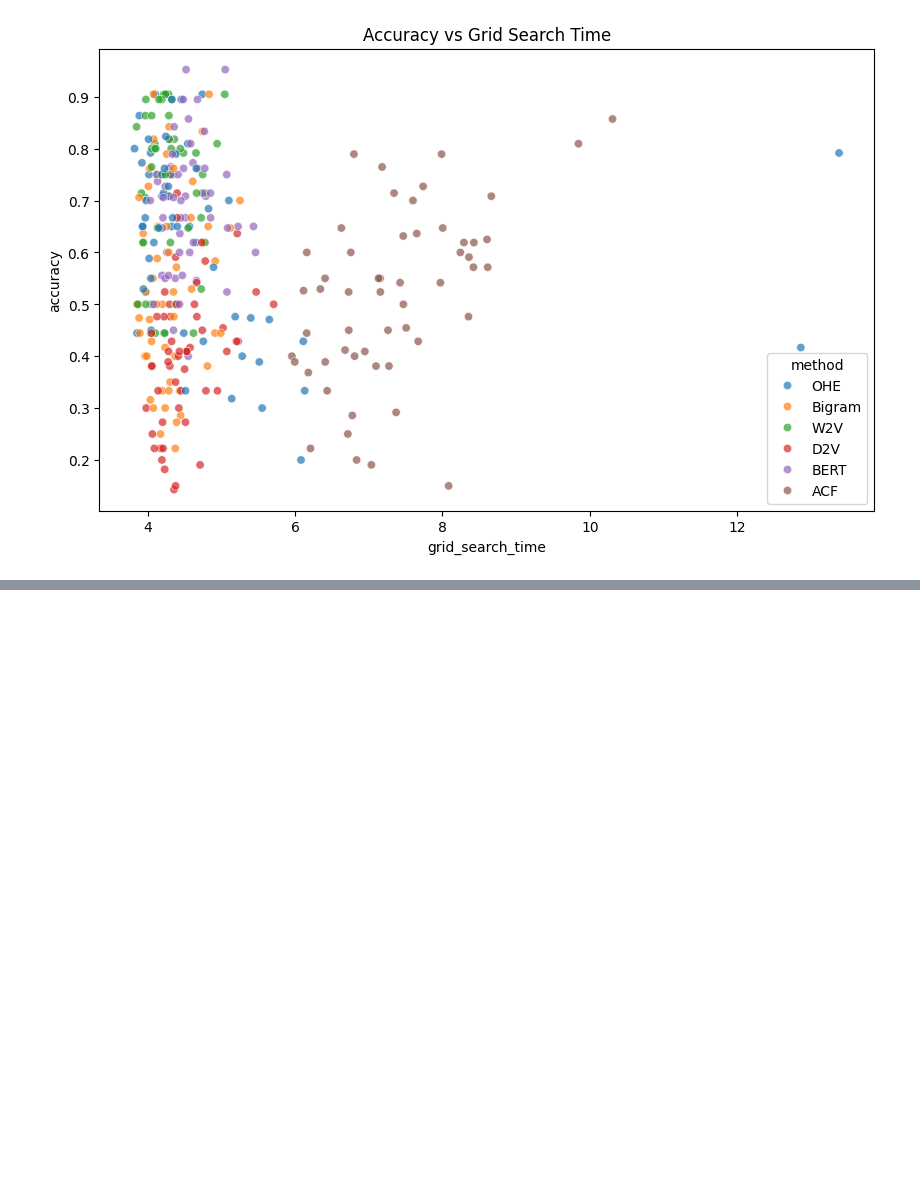
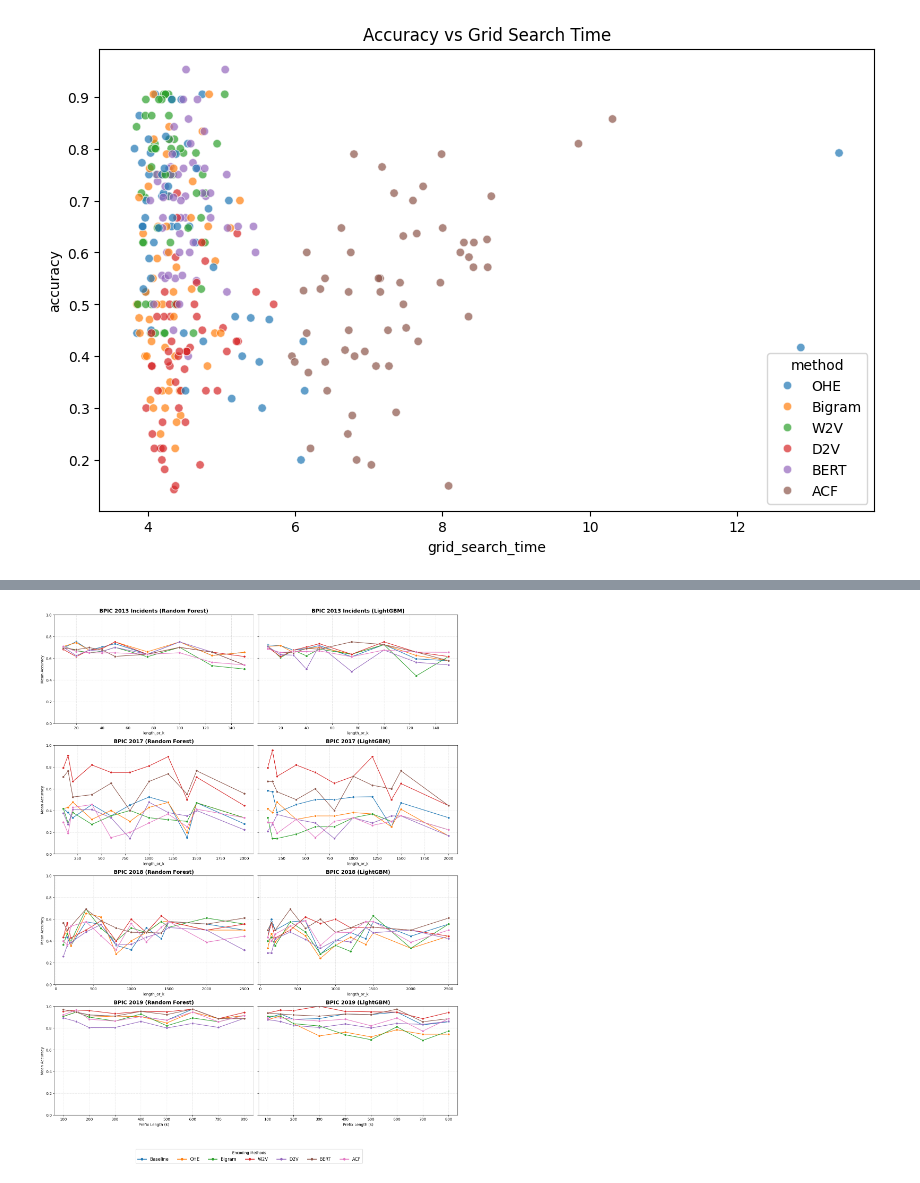
Before and after one commit to GijsCK/Resource-Centric-NAP, a Jupyter notebook: data_analysis.ipynb, the cells around one changed output, grey strips where cells are left out. Drawn from its saved outputs; the diff is of its cells as text; code cells hidden in the pictures; blank space fills up the shorter version.

```diff
--- a/data_analysis.ipynb
+++ b/data_analysis.ipynb
@@ -105,0 +261,86 @@ Error:
+# %%
+import pandas as pd
+import matplotlib.pyplot as plt
+import seaborn as sns
+import os
+from matplotlib.lines import Line2D
+
+
+# 1. Define consistency: Order and specific Colors
+custom_order = ['Baseline', 'OHE', 'Bigram', 'W2V', 'D2V', 'BERT', 'ACF']
+# Using a standard categorical palette (like 'Set1' or 'husl') to ensure BERT is always the same color
+colors = sns.color_palette("tab10", len(custom_order))
+color_map = dict(zip(custom_order, colors))
+
+grid_dfs = [
+    [df1rf, df1lgbm], [df2rf, df2lgbm],
+    [df3rf, df3lgbm],    [df4rf, df4lgbm]
+]
+dataset_names = ["BPIC 2013 Incidents", "BPIC 2017", "BPIC 2018", "BPIC 2019"]
+model_names = ["Random Forest", "LightGBM"]
+
+# 2. Setup the figure
+# sharex='row' allows different x-scales per dataset
+fig, axes = plt.subplots(4, 2, figsize=(16, 22), sharey=True, sharex='row')
+
+for row in range(4):
+    for col in range(2):
+        ax = axes[row, col]
+        df_curr = grid_dfs[row][col]
+
+        if df_curr is not None:
+            # Filter and normalize (ensure accuracy is 0-1)
+            filtered = df_curr[df_curr['strategy'] == 'prefix'].copy()
+            print(f"Length filtered is: {len(filtered)}")
+            filtered['accuracy'] = filtered['accuracy'].apply(lambda x: x/1000 if x > 1 else x)
+
+            plot_data = filtered.groupby(['length_or_k', 'method'])['accuracy'].mean().reset_index()
+
+            # Change this in your lineplot call for axes[0,0] only (or all of them):
+            sns.lineplot(
+                data=plot_data,
+                x='length_or_k',
+                y='accuracy',
+                hue='method',
+                hue_order=custom_order,
+                palette=color_map,
+                marker='o',
+                ax=ax,
+                legend=False  # ← Allow legend on first plot only to extract handles
+            )
+
+            ax.set_title(f"{dataset_names[row]} ({model_names[col]})", fontsize=14, fontweight='bold')
+            ax.grid(True, linestyle='--', alpha=0.4)
+            if col == 0: ax.set_ylabel('Mean Accuracy')
+            if row == 3: ax.set_xlabel('Prefix Length (k)')
+        else:
+            ax.text(0.5, 0.5, 'Results Not Available', ha='center', va='center', color='gray')
+            ax.set_title(f"{dataset_names[row]} ({model_names[col]})", color='gray')
+
+plt.ylim(0.0, 1.0)
+
+# 3. Add the Horizontal Legend at the bottom
+# We grab the handles/labels from the very first valid plot
+
+handles = [
+    Line2D([0], [0], color=color_map[method], marker='o', linewidth=2, label=method)
+    for method in custom_order
+]
+
+fig.legend(
+    handles=handles,
+    labels=custom_order,  # ← was wrongly set to custom_order (a list of strings, not handles)
+    loc='lower center',
+    bbox_to_anchor=(0.5, 0.02),
+    ncol=len(custom_order),
+    title='Encoding Methods',
+    frameon=True,
+    fontsize=12
+)
+# 4. Final Layout Adjustment
+# rect=[left, bottom, right, top] - we lift the 'bottom' to 0.08 to make room for legend
+plt.tight_layout(rect=[0, 0.08, 1, 0.98])
+
+plt.savefig(f"plots/4x2_consistent_prefix_results.png", dpi=300)
+plt.show()
+# %% [output]
@@ -105,0 +355 @@ Error:
+[figure, added]
```
Also changed, not shown: parts of 7 cells of this notebook, 17 other files.
